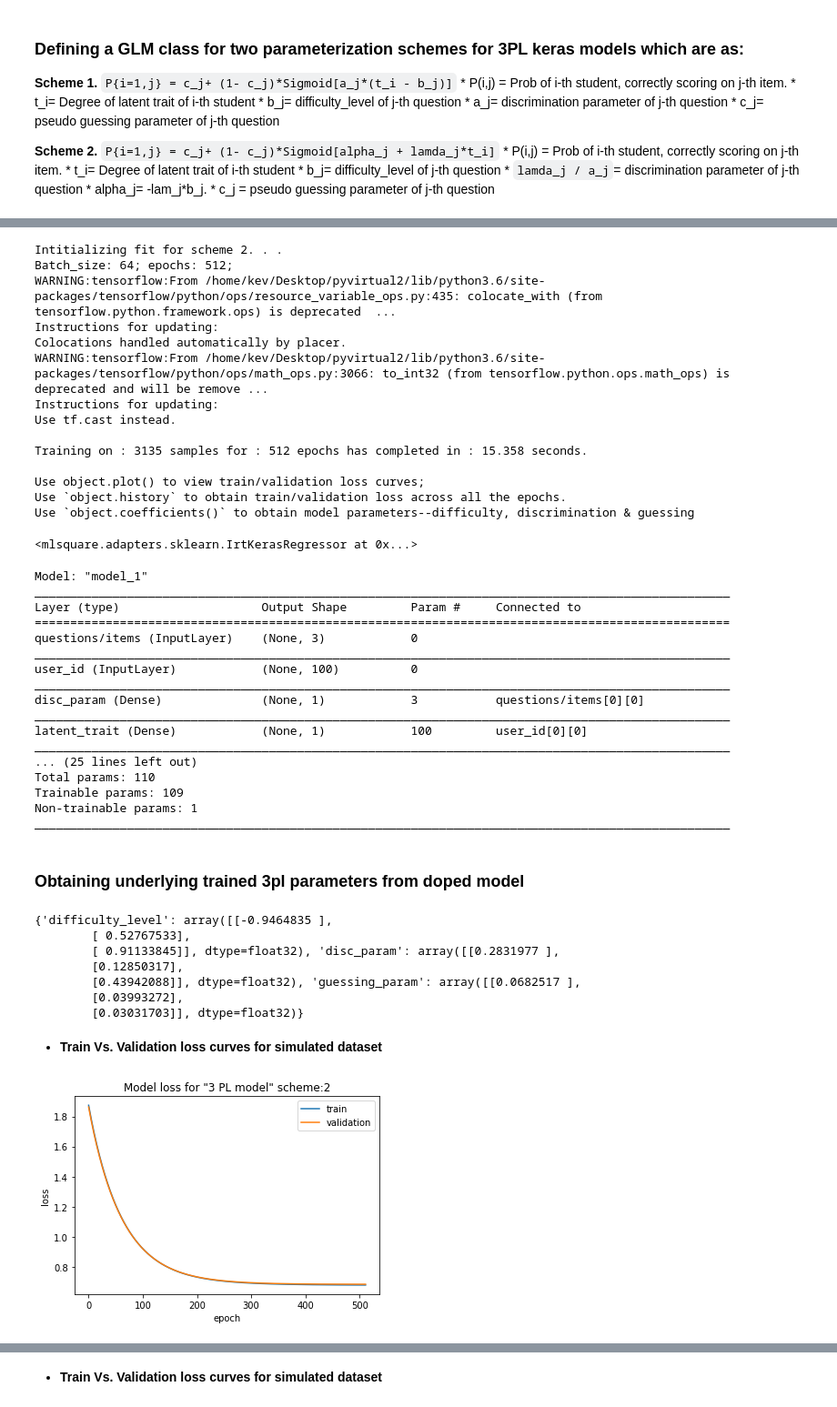
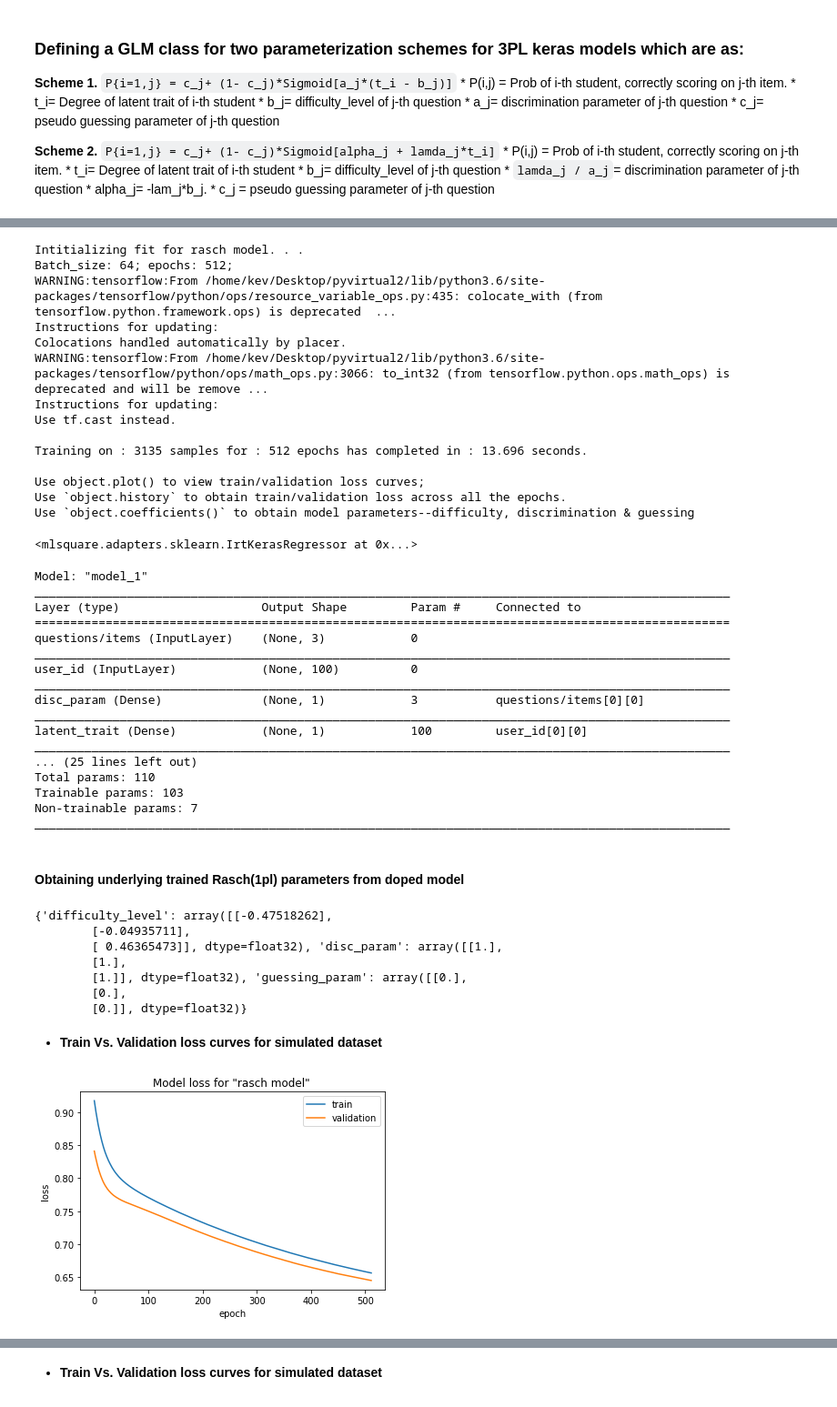
Before and after one commit to mlsquare/cook-imly, a Jupyter notebook: Notebooks/irt/IRT_R_keras_mapping.ipynb, the cells around one changed output, grey strips where cells are left out. Shown at 91% size. Cells and saved outputs as stored; diff of their text form; code cells hidden in the pictures.

```diff
--- a/Notebooks/irt/IRT_R_keras_mapping.ipynb
+++ b/Notebooks/irt/IRT_R_keras_mapping.ipynb
@@ -113,0 +144,5 @@ reg
+# %%
+from mlsquare.embibe.irt import rasch
+
+primal1= rasch()
+primal1
@@ -114,4 +152,3 @@ reg
 # %%
-proxy, adap = reg[('embibe','irt')]['3PL']
-proxy.get_params()
+model1pl= dope(primal1)#proxy, adap = reg[('embibe','irt')]['3PL']
 # %% [output]
@@ -130,9 +156,9 @@ proxy.get_params()
 # %%
-mod3PL = adap(proxy_model=proxy, primal_model='abc')#adapt object
-mod3PL.fit(x_user=x_train_user,x_questions=x_train_questions,
+#mod3PL = adap(proxy_model=proxy, primal_model='abc')#adapt object
+model1pl.fit(x_user=x_train_user,x_questions=x_train_questions,
           y_vals=y_train, batch_size=64, epochs=512)
 # %% [output]
-Intitializing fit for scheme 2. . .
+Intitializing fit for rasch model. . .
 Batch_size: 64; epochs: 512;
 WARNING:tensorflow:From /home/kev/Desktop/pyvirtual2/lib/python3.6/site-packages/tensorflow/python/ops/resource_variable_ops.py:435: colocate_with (from tensorflow.python.framework.ops) is deprecated  ...
 Instructions for updating:
@@ -141,14 +167,14 @@ WARNING:tensorflow:From /home/kev/Desktop/pyvirtual2/lib/python3.6/site-packages
 Instructions for updating:
 Use tf.cast instead.
 
-Training on : 3135 samples for : 512 epochs has completed in : 15.358 seconds.
+Training on : 3135 samples for : 512 epochs has completed in : 13.696 seconds.
 
 Use object.plot() to view train/validation loss curves;
 Use `object.history` to obtain train/validation loss across all the epochs.
 Use `object.coefficients()` to obtain model parameters--difficulty, discrimination & guessing
 <mlsquare.adapters.sklearn.IrtKerasRegressor at 0x...>
 # %%
-mod3PL.model.summary()
+model1pl.model.summary()
 # %% [output]
 Model: "model_1"
 __________________________________________________________________________________________________
@@ -164,24 +190,24 @@ latent_trait (Dense)            (None, 1)            100         user_id[0][0]
 __________________________________________________________________________________________________
 ... (25 lines left out)
 Total params: 110
-Trainable params: 109
-Non-trainable params: 1
+Trainable params: 103
+Non-trainable params: 7
 __________________________________________________________________________________________________
 # %% [markdown]
-### Obtaining underlying trained 3pl parameters from doped model
+#### Obtaining underlying trained Rasch(1pl) parameters from doped model
 # %%
-mod3PL.coefficients()
+model1pl.coefficients()
 # %% [output]
-{'difficulty_level': array([[-0.9464835 ],
-        [ 0.52767533],
-        [ 0.91133845]], dtype=float32), 'disc_param': array([[0.2831977 ],
-        [0.12850317],
-        [0.43942088]], dtype=float32), 'guessing_param': array([[0.0682517 ],
-        [0.03993272],
-        [0.03031703]], dtype=float32)}
+{'difficulty_level': array([[-0.47518262],
+        [-0.04935711],
+        [ 0.46365473]], dtype=float32), 'disc_param': array([[1.],
+        [1.],
+        [1.]], dtype=float32), 'guessing_param': array([[0.],
+        [0.],
+        [0.]], dtype=float32)}
 # %% [markdown]
 * **Train Vs. Validation loss curves for simulated dataset**
 # %%
-mod3PL.plot()
+model1pl.plot()
 # %% [output]
-[figure, old version]
+[figure, new version]
```
Also changed, not shown: parts of 40 cells of this notebook.
